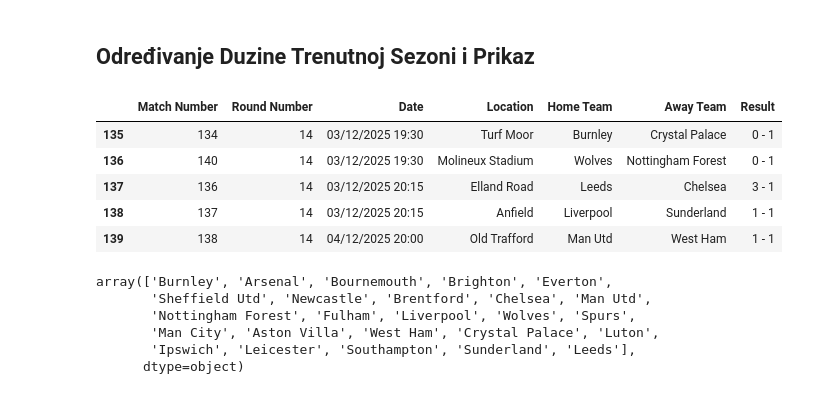
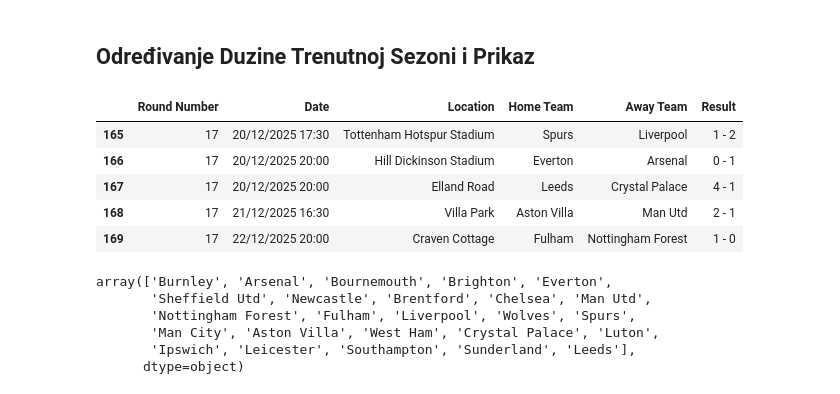
Before and after one commit to AmirBih/predikcija_rezultata_eng, a Jupyter notebook: EPL- float_Predvidjanje_Pobjednika.ipynb, the cells around one changed output. Cells and saved outputs as stored; diff of their text form; code cells hidden in the pictures.

```diff
--- a/EPL- float_Predvidjanje_Pobjednika.ipynb
+++ b/EPL- float_Predvidjanje_Pobjednika.ipynb
@@ -11,7 +11,8 @@ df_23_4 = pd.read_csv("epl-2023.csv")
 #sezona 24/25
 df_24_5 = pd.read_csv("epl-2024.csv")
 #sezona 25/6
-df_25_6 = pd.read_csv("epl-2025.csv")
+link_25 = pd.read_html("https://fixturedownload.com/results/epl-2025")
+df_25_6 = link_25[0]
 # %% [markdown]
 ## Ukidanje Duplih Vrijednosti za Nazive Klubova
 # %%
@@ -25,15 +26,15 @@ df_24_5["Away Team"] = df_24_5["Away Team"].replace("Nott'm Forest", 'Nottingham
 ## Određivanje Duzine Trenutnoj Sezoni i Prikaz
 # %%
 #odrediti duzinu sezone - OBAVEZNO!!!
-df_25_6 = df_25_6.head(140)
+df_25_6 = df_25_6[df_25_6["Result"] != "-"]
 df_25_6.tail(5)
 # %% [output]
-|  | Match Number | Round Number | Date | Location | Home Team | Away Team | Result |
-| 135 | 134 | 14 | 03/12/2025 19:30 | Turf Moor | Burnley | Crystal Palace | 0 - 1 |
-| 136 | 140 | 14 | 03/12/2025 19:30 | Molineux Stadium | Wolves | Nottingham Forest | 0 - 1 |
-| 137 | 136 | 14 | 03/12/2025 20:15 | Elland Road | Leeds | Chelsea | 3 - 1 |
-| 138 | 137 | 14 | 03/12/2025 20:15 | Anfield | Liverpool | Sunderland | 1 - 1 |
-| 139 | 138 | 14 | 04/12/2025 20:00 | Old Trafford | Man Utd | West Ham | 1 - 1 |
+|  | Round Number | Date | Location | Home Team | Away Team | Result |
+| 165 | 17 | 20/12/2025 17:30 | Tottenham Hotspur Stadium | Spurs | Liverpool | 1 - 2 |
+| 166 | 17 | 20/12/2025 20:00 | Hill Dickinson Stadium | Everton | Arsenal | 0 - 1 |
+| 167 | 17 | 20/12/2025 20:00 | Elland Road | Leeds | Crystal Palace | 4 - 1 |
+| 168 | 17 | 21/12/2025 16:30 | Villa Park | Aston Villa | Man Utd | 2 - 1 |
+| 169 | 17 | 22/12/2025 20:00 | Craven Cottage | Fulham | Nottingham Forest | 1 - 0 |
 # %%
 #sjedinjavanje ta tri df niza podataka - po osi jedan - odnosno uzduž
 df_BL = pd.concat([df_23_4, df_24_5, df_25_6], axis=0)
```
Also changed, not shown: parts of 27 cells of this notebook, 8 other files.
